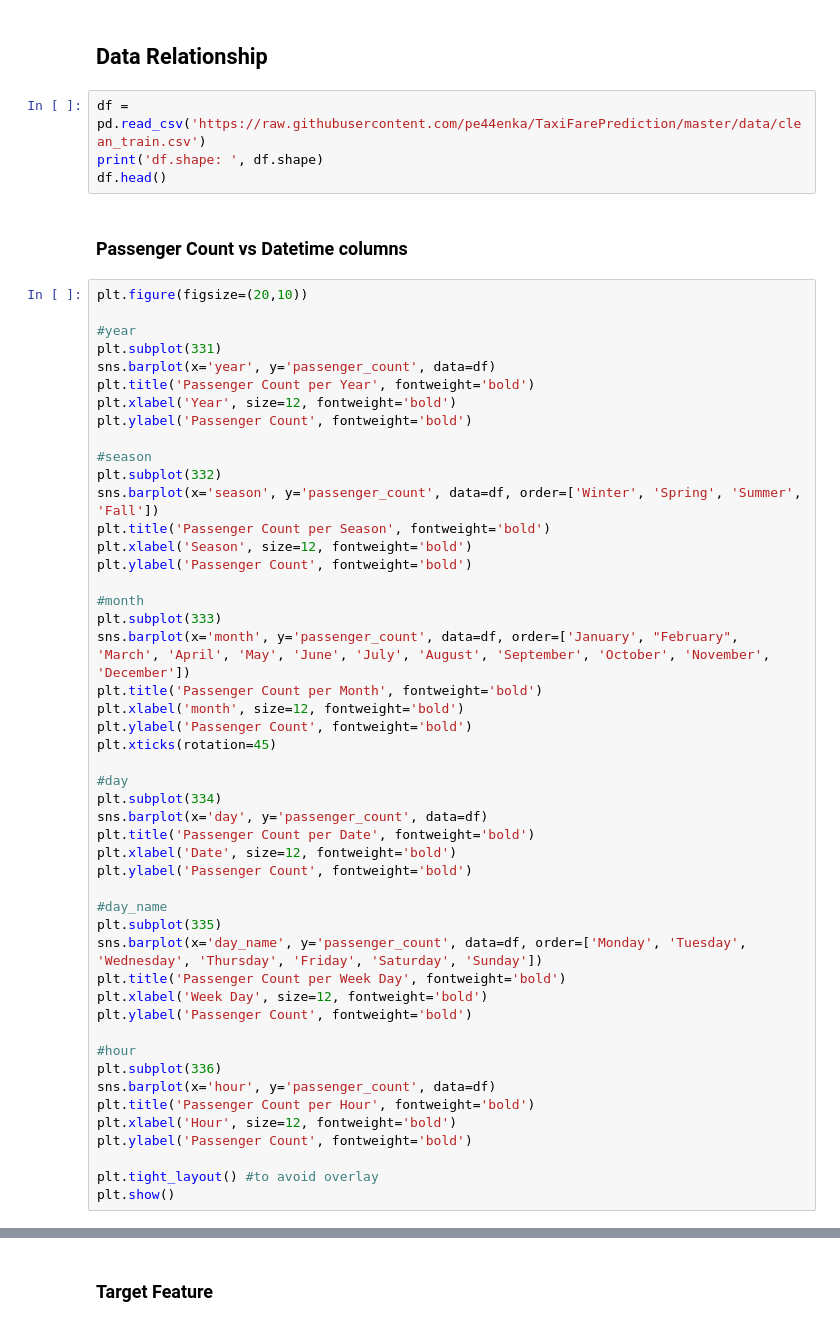
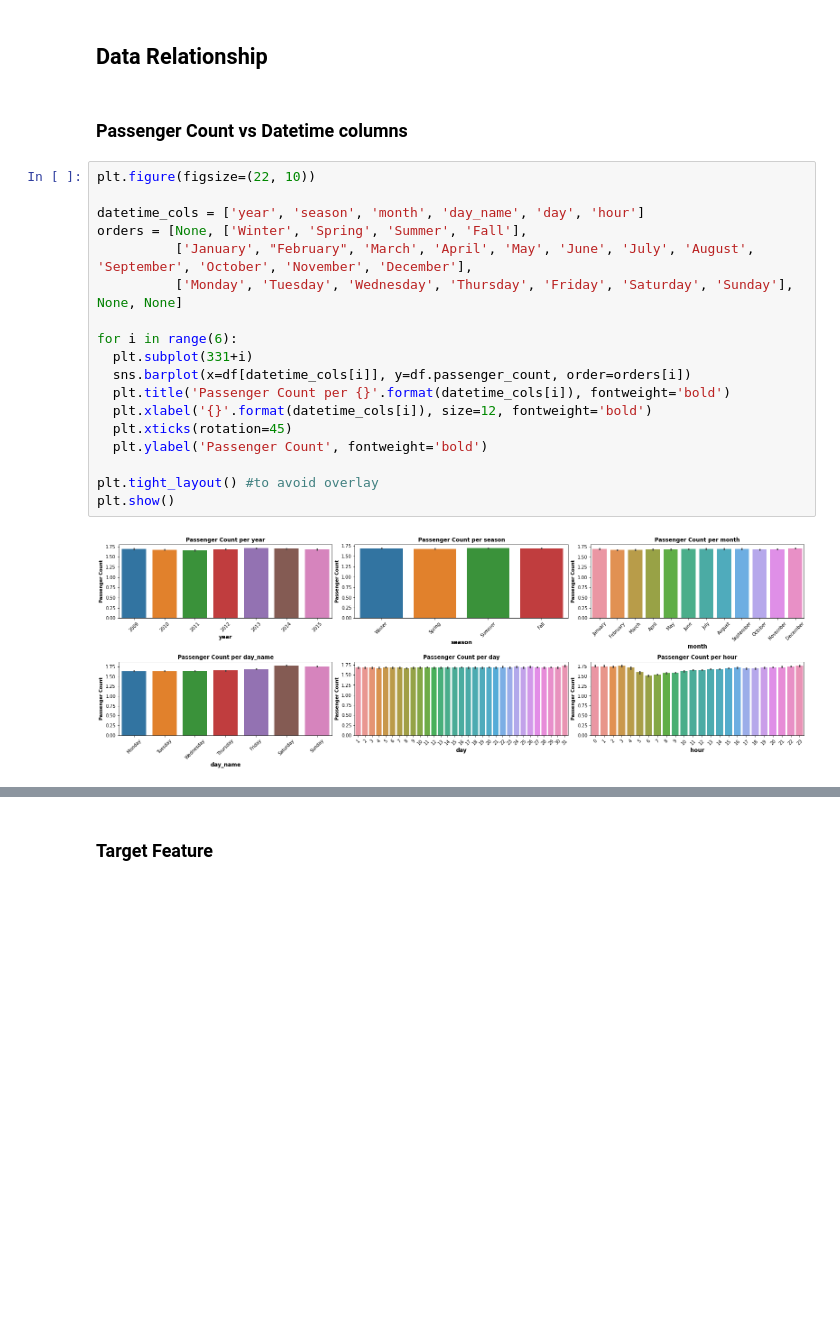
Before and after one commit to pe44enka/TaxiFarePrediction, a Jupyter notebook: TaxiFarePrediction.ipynb, the cells around one changed output, grey strips where cells are left out. Saved outputs shown, nothing was run; the diff lists cells and outputs as text; blank space fills up the shorter version.

```diff
--- a/TaxiFarePrediction.ipynb
+++ b/TaxiFarePrediction.ipynb
@@ -1226,57 +1233,25 @@ df.shape:  (922322, 14)
 | 5 | 12.1 | -74.000964 | 40.731630 | -73.972892 | 40.758233 | 1 | ... |
 # %% [markdown]
 ## Data Relationship
-# %%
-df = pd.read_csv('https://raw.githubusercontent.com/pe44enka/TaxiFarePrediction/master/data/clean_train.csv')
-print('df.shape: ', df.shape)
-df.head()
 # %% [markdown]
 ### Passenger Count vs Datetime columns
-# %%
-plt.figure(figsize=(20,10))
-
-#year
-plt.subplot(331)
-sns.barplot(x='year', y='passenger_count', data=df)
-plt.title('Passenger Count per Year', fontweight='bold')
-plt.xlabel('Year', size=12, fontweight='bold')
-plt.ylabel('Passenger Count', fontweight='bold')
-
-#season
-plt.subplot(332)
-sns.barplot(x='season', y='passenger_count', data=df, order=['Winter', 'Spring', 'Summer', 'Fall'])
-plt.title('Passenger Count per Season', fontweight='bold')
-plt.xlabel('Season', size=12, fontweight='bold')
-plt.ylabel('Passenger Count', fontweight='bold')
-
-#month
-plt.subplot(333)
-sns.barplot(x='month', y='passenger_count', data=df, order=['January', "February", 'March', 'April', 'May', 'June', 'July', 'August', 'September', 'October', 'November', 'December'])
-plt.title('Passenger Count per Month', fontweight='bold')
-plt.xlabel('month', size=12, fontweight='bold')
-plt.ylabel('Passenger Count', fontweight='bold')
-plt.xticks(rotation=45)
-
-#day
-plt.subplot(334)
-sns.barplot(x='day', y='passenger_count', data=df)
-plt.title('Passenger Count per Date', fontweight='bold')
-plt.xlabel('Date', size=12, fontweight='bold')
-plt.ylabel('Passenger Count', fontweight='bold')
-
-#day_name
-plt.subplot(335)
-sns.barplot(x='day_name', y='passenger_count', data=df, order=['Monday', 'Tuesday', 'Wednesday', 'Thursday', 'Friday', 'Saturday', 'Sunday'])
-plt.title('Passenger Count per Week Day', fontweight='bold')
-plt.xlabel('Week Day', size=12, fontweight='bold')
-plt.ylabel('Passenger Count', fontweight='bold')
-
-#hour
-plt.subplot(336)
-sns.barplot(x='hour', y='passenger_count', data=df)
-plt.title('Passenger Count per Hour', fontweight='bold')
-plt.xlabel('Hour', size=12, fontweight='bold')
-plt.ylabel('Passenger Count', fontweight='bold')
-
-plt.tight_layout() #to avoid overlay
-plt.show()
+# %%
+plt.figure(figsize=(22, 10))
+
+datetime_cols = ['year', 'season', 'month', 'day_name', 'day', 'hour']
+orders = [None, ['Winter', 'Spring', 'Summer', 'Fall'],
+          ['January', "February", 'March', 'April', 'May', 'June', 'July', 'August', 'September', 'October', 'November', 'December'],
+          ['Monday', 'Tuesday', 'Wednesday', 'Thursday', 'Friday', 'Saturday', 'Sunday'], None, None]
+
+for i in range(6):
+  plt.subplot(331+i)
+  sns.barplot(x=df[datetime_cols[i]], y=df.passenger_count, order=orders[i])
+  plt.title('Passenger Count per {}'.format(datetime_cols[i]), fontweight='bold')
+  plt.xlabel('{}'.format(datetime_cols[i]), size=12, fontweight='bold')
+  plt.xticks(rotation=45)
+  plt.ylabel('Passenger Count', fontweight='bold')
+
+plt.tight_layout() #to avoid overlay
+plt.show()
+# %% [output]
+[figure, added]
```
Also changed, not shown: parts of 81 cells of this notebook.
